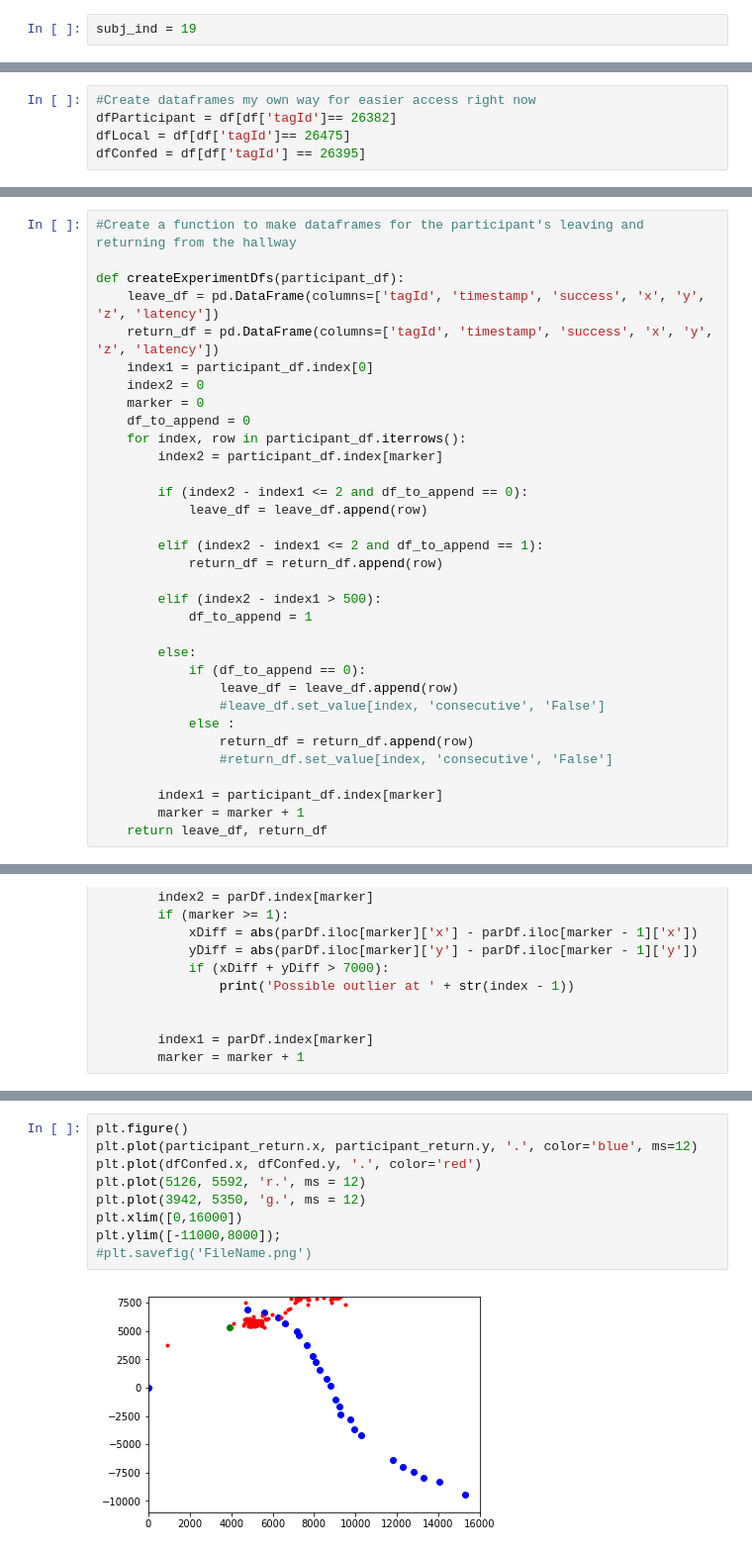
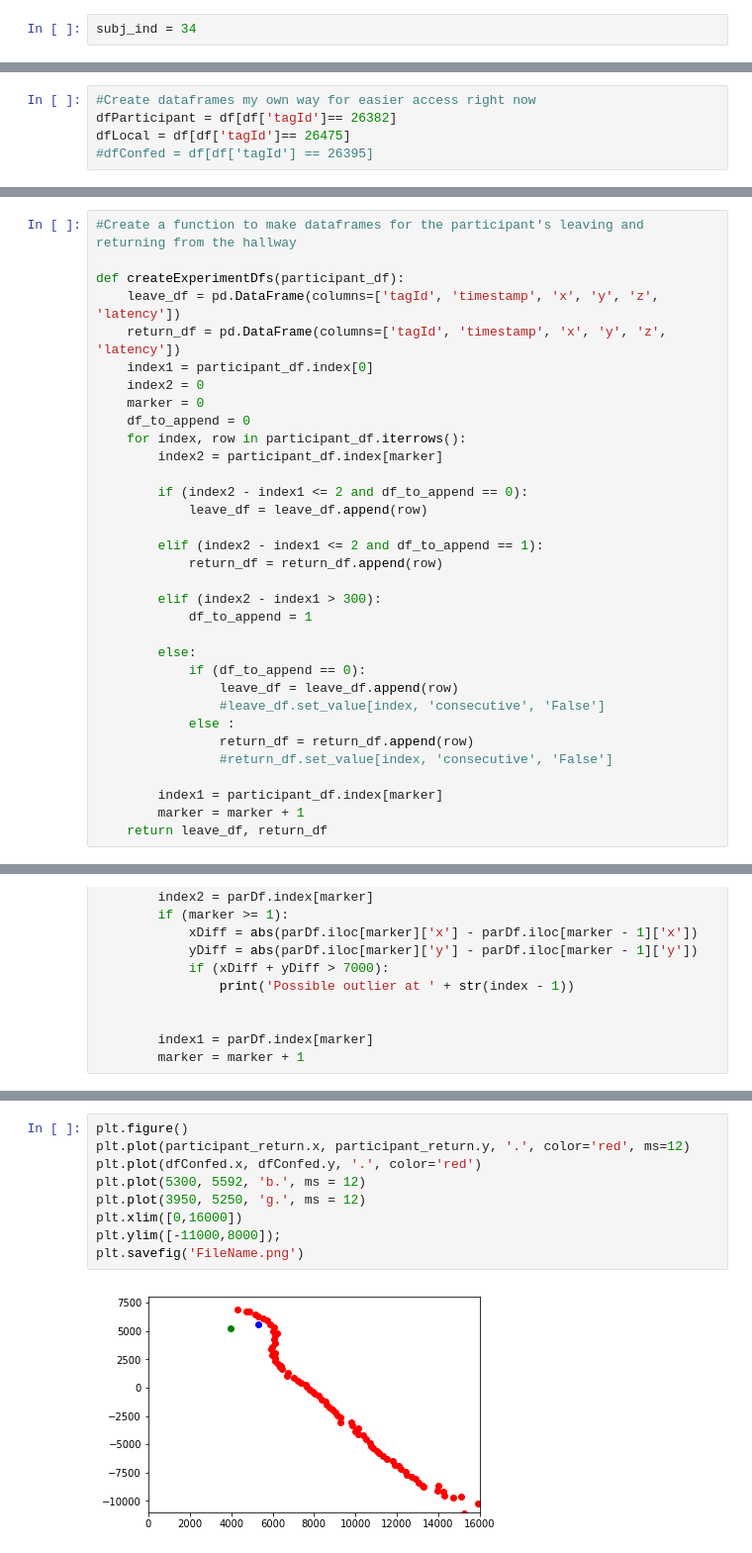
Before and after one commit to fcistern/Pozyx, a Jupyter notebook: notebooks/SubjectAnalysis.ipynb, the cells around one changed output, grey strips where cells are left out. Shown at 99% size. Cells and saved outputs as stored; diff of their text form.

Commit message:
added data

```diff
--- a/notebooks/SubjectAnalysis.ipynb
+++ b/notebooks/SubjectAnalysis.ipynb
@@ -51,7 +27,7 @@ from utils import *
 # %% [markdown]
 ## Settings
 # %%
-subj_ind = 19
+subj_ind = 34
 # %% [markdown]
 ## Loading data
 # %%
@@ -110,7 +64,7 @@ local
 #Create dataframes my own way for easier access right now
 dfParticipant = df[df['tagId']== 26382]
 dfLocal = df[df['tagId']== 26475]
-dfConfed = df[df['tagId'] == 26395]
+#dfConfed = df[df['tagId'] == 26395]
 # %%
 dfParticipant = dfParticipant.dropna()
 #dfParticipant
@@ -159,8 +94,8 @@ dfConfed.dropna()
 #Create a function to make dataframes for the participant's leaving and returning from the hallway
 
 def createExperimentDfs(participant_df):
-    leave_df = pd.DataFrame(columns=['tagId', 'timestamp', 'success', 'x', 'y', 'z', 'latency'])
-    return_df = pd.DataFrame(columns=['tagId', 'timestamp', 'success', 'x', 'y', 'z', 'latency'])
+    leave_df = pd.DataFrame(columns=['tagId', 'timestamp', 'x', 'y', 'z', 'latency'])
+    return_df = pd.DataFrame(columns=['tagId', 'timestamp', 'x', 'y', 'z', 'latency'])
     index1 = participant_df.index[0]
     index2 = 0
     marker = 0
@@ -174,7 +109,7 @@ def createExperimentDfs(participant_df):
         elif (index2 - index1 <= 2 and df_to_append == 1):
             return_df = return_df.append(row)
 
-        elif (index2 - index1 > 500):
+        elif (index2 - index1 > 300):
             df_to_append = 1
 
         else:
@@ -240,11 +181,11 @@ Possible outlier at 617
 # %%
 plt.figure()
-plt.plot(participant_return.x, participant_return.y, '.', color='blue', ms=12)
+plt.plot(participant_return.x, participant_return.y, '.', color='red', ms=12)
 plt.plot(dfConfed.x, dfConfed.y, '.', color='red')
-plt.plot(5126, 5592, 'r.', ms = 12)
-plt.plot(3942, 5350, 'g.', ms = 12)
+plt.plot(5300, 5592, 'b.', ms = 12)
+plt.plot(3950, 5250, 'g.', ms = 12)
 plt.xlim([0,16000])
 plt.ylim([-11000,8000]);
-#plt.savefig('FileName.png')
+plt.savefig('FileName.png')
 # %% [output]
-[figure, old version]
+[figure, new version]
```
Also changed, not shown: parts of 16 cells of this notebook, 15 other files.
